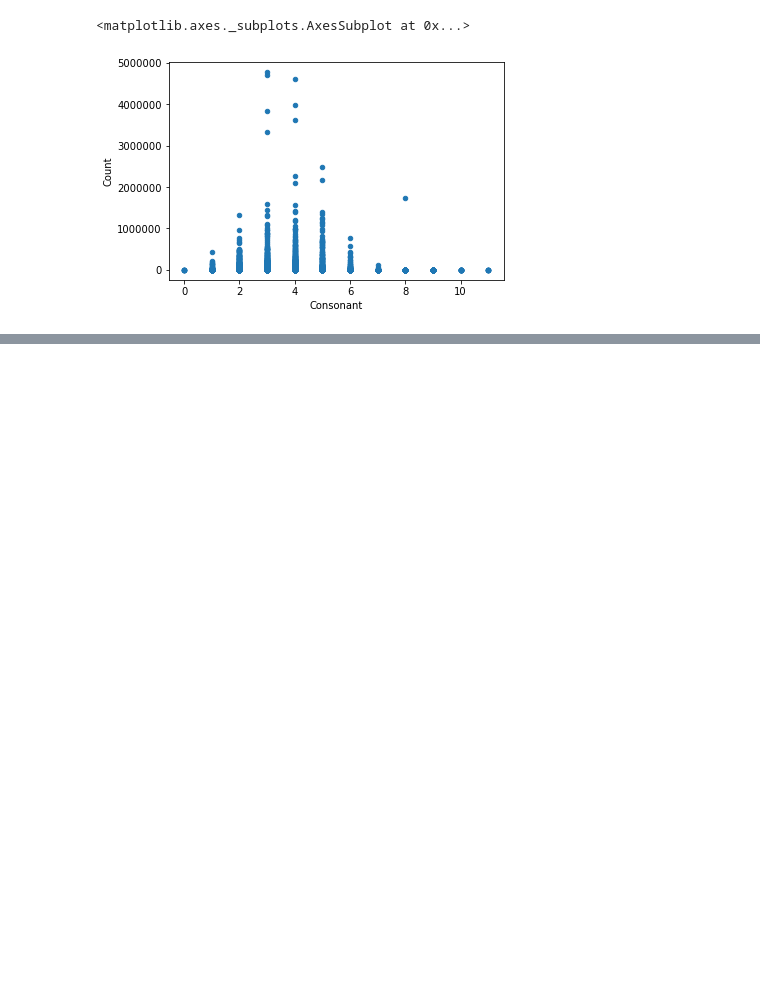
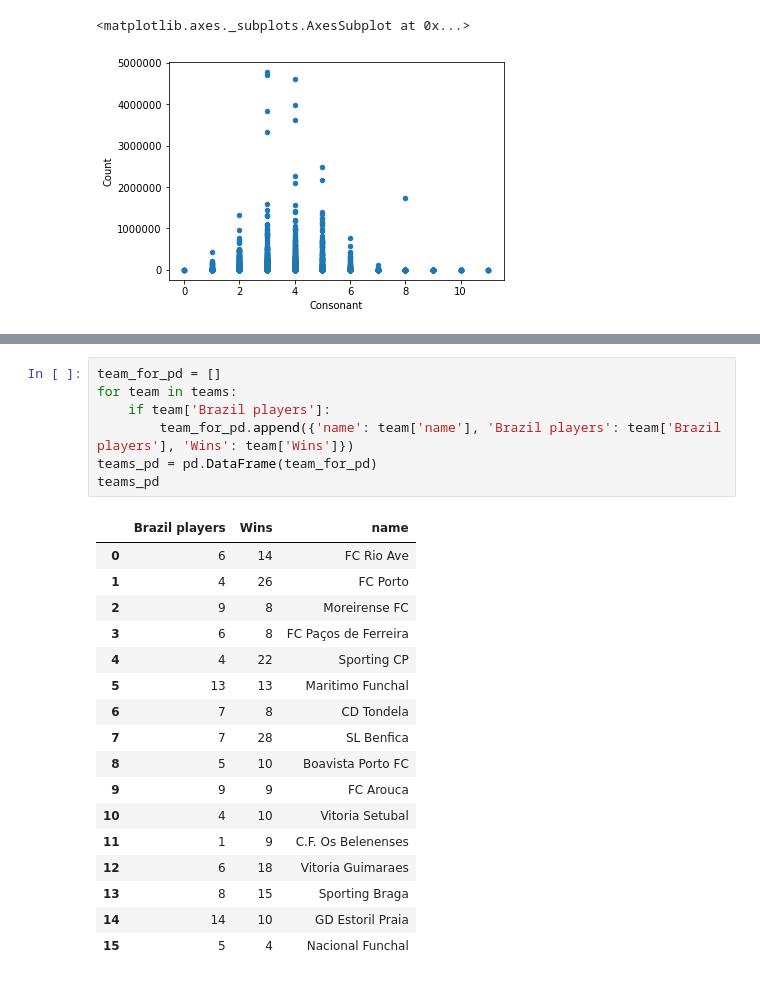
Before and after one commit to Puckyou/Pandas, a Jupyter notebook: Pandas1.ipynb, the cells around one changed output, grey strips where cells are left out. Saved outputs shown, nothing was run; the diff lists cells and outputs as text; blank space fills up the shorter version.

```diff
--- a/Pandas1.ipynb
+++ b/Pandas1.ipynb
@@ -85,0 +159,25 @@ big_frame.plot.scatter(x='Consonant', y='Count')
+# %%
+team_for_pd = []
+for team in teams:
+    if team['Brazil players']:
+        team_for_pd.append({'name': team['name'], 'Brazil players': team['Brazil players'], 'Wins': team['Wins']})
+teams_pd = pd.DataFrame(team_for_pd)
+teams_pd
+# %% [output]
+|  | Brazil players | Wins | name |
+| 0 | 6 | 14 | FC Rio Ave |
+| 1 | 4 | 26 | FC Porto |
+| 2 | 9 | 8 | Moreirense FC |
+| 3 | 6 | 8 | FC Paços de Ferreira |
+| 4 | 4 | 22 | Sporting CP |
+| 5 | 13 | 13 | Maritimo Funchal |
+| 6 | 7 | 8 | CD Tondela |
+| 7 | 7 | 28 | SL Benfica |
+| 8 | 5 | 10 | Boavista Porto FC |
+| 9 | 9 | 9 | FC Arouca |
+| 10 | 4 | 10 | Vitoria Setubal |
+| 11 | 1 | 9 | C.F. Os Belenenses |
+| 12 | 6 | 18 | Vitoria Guimaraes |
+| 13 | 8 | 15 | Sporting Braga |
+| 14 | 14 | 10 | GD Estoril Praia |
+| 15 | 5 | 4 | Nacional Funchal |
```
Also changed, not shown: parts of 6 cells of this notebook.
